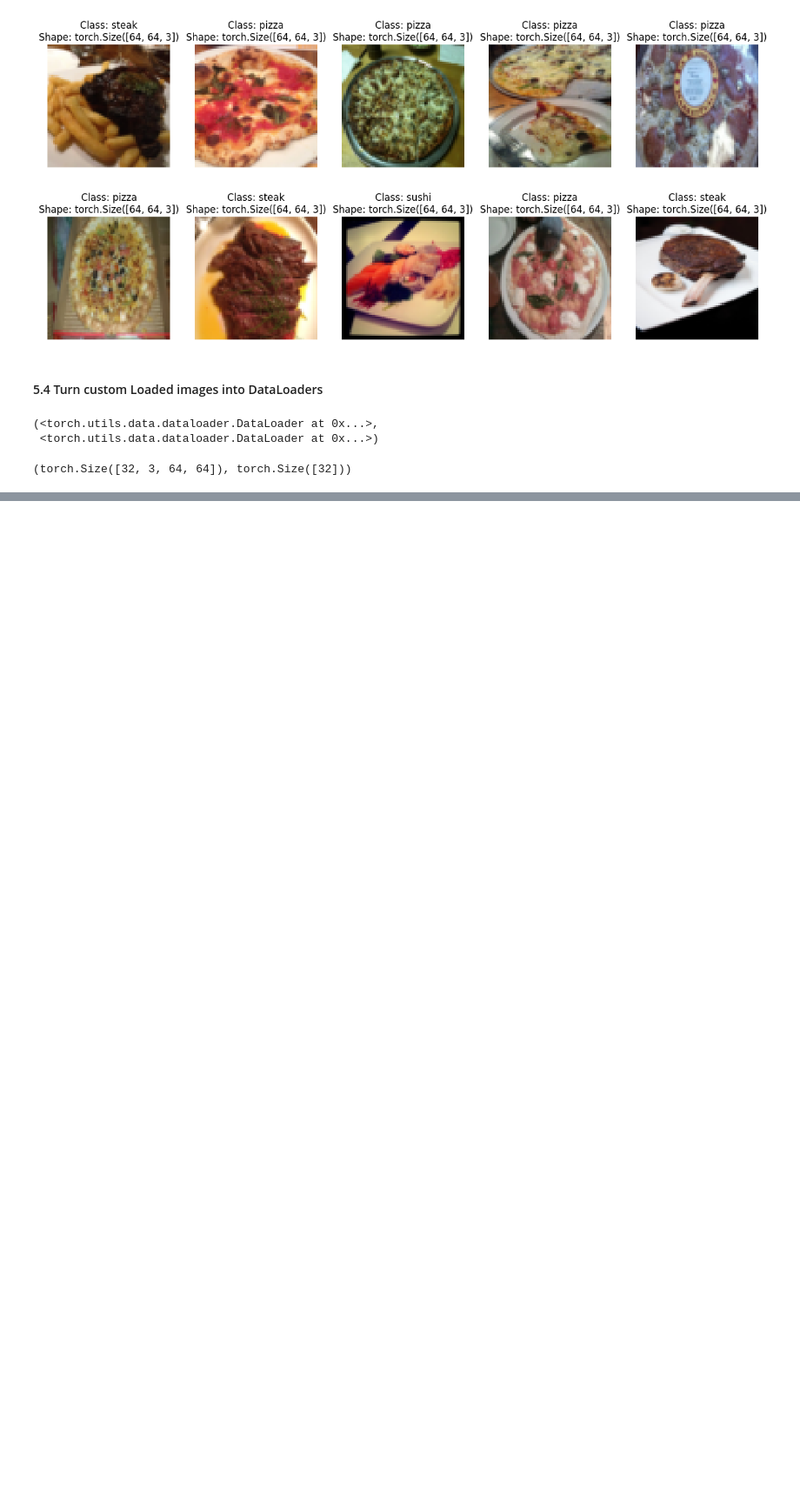
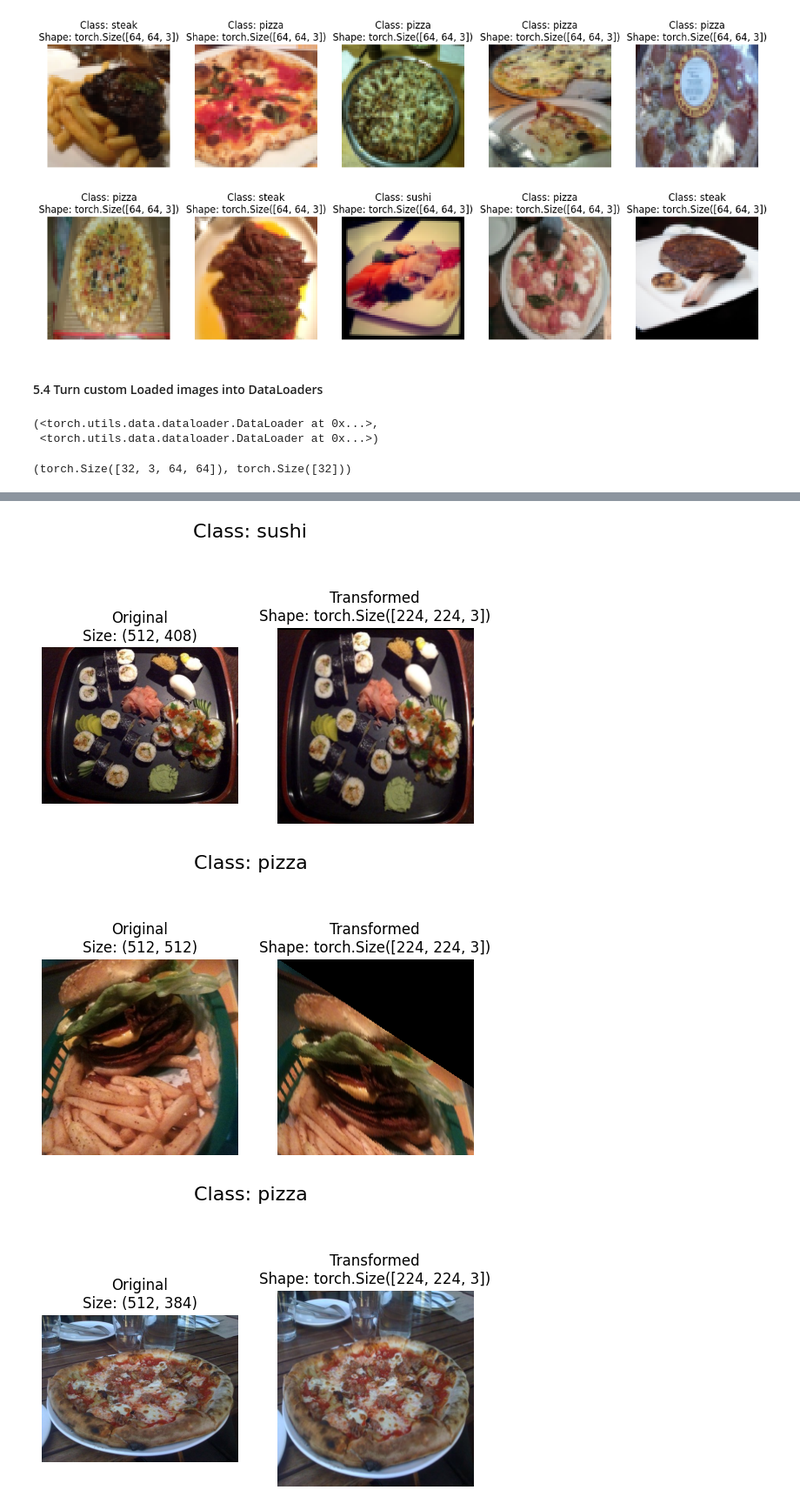
Before and after one commit to Anudeep28/Pytorch_Models, a Jupyter notebook: pytorch_custom_data.ipynb, the cells around one changed output, grey strips where cells are left out. Shown at 87% size. Drawn from its saved outputs; the diff is of its cells as text; code cells hidden in the pictures; blank space fills up the shorter version.

Commit message:
Intro to TrivialAugment for Augmentation

```diff
--- a/pytorch_custom_data.ipynb
+++ b/pytorch_custom_data.ipynb
@@ -599,0 +608,15 @@ img_custom.shape, label_custom.shape
+# %%
+# lets look at Trivial Augment -> https://pytorch.org/vision/main/generated/torchvision.transforms.TrivialAugmentWide.html#torchvision.transforms.TrivialAugmentWide
+
+from torchvision import transforms
+
+train_transform = transforms.Compose([
+    transforms.Resize(size=(224,224)),
+    transforms.TrivialAugmentWide(num_magnitude_bins=31),
+    transforms.ToTensor()
+])
+
+test_transform = transforms.Compose([
+    transforms.Resize(size=(224,224)),
+    transforms.ToTensor()
+])
@@ -599,0 +627,4 @@ img_custom.shape, label_custom.shape
+# %%
+# Get all the image paths
+image_path_list = list(image_path.glob("*/*/*.jpg"))
+image_path_list[:10]
@@ -599,0 +642,10 @@ img_custom.shape, label_custom.shape
+# %%
+# Plot random transformed images
+plot_transformed_images(image_path=image_path_list,
+                        transform=train_transform,
+                        n=4,
+                        seed=42)
+# %% [output]
+[figure, added]
+[figure, added]
+[figure, added]
```
Also changed, not shown: parts of 4 cells of this notebook.
